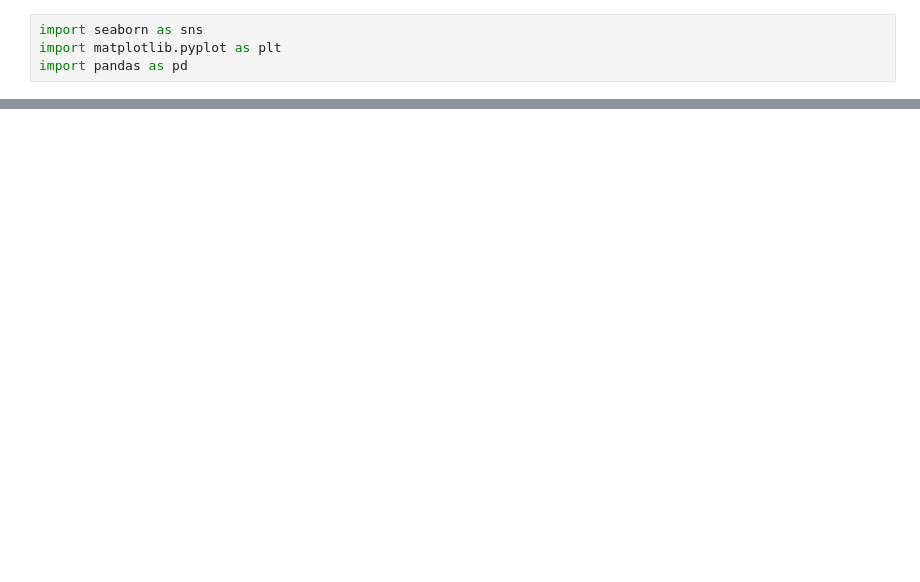
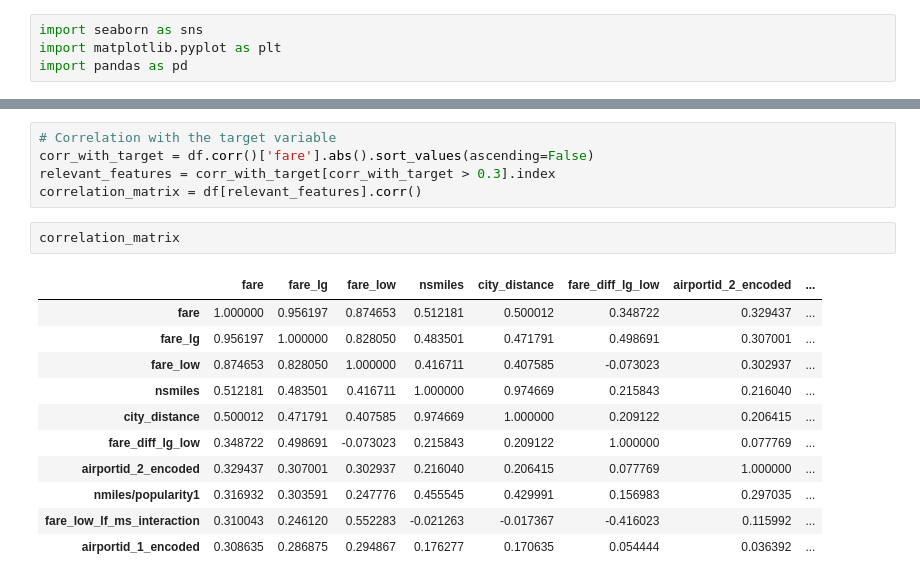
Before and after one commit to ashtonmcox/CDC, a Jupyter notebook: feature_selection.ipynb, the cells around one changed output, grey strips where cells are left out. Cells and saved outputs as stored; diff of their text form; blank space fills up the shorter version.

```diff
--- a/feature_selection.ipynb
+++ b/feature_selection.ipynb
@@ -15,0 +16,19 @@ df.head(5)
+# %%
+# Correlation with the target variable
+corr_with_target = df.corr()['fare'].abs().sort_values(ascending=False)
+relevant_features = corr_with_target[corr_with_target > 0.3].index
+correlation_matrix = df[relevant_features].corr()
+# %%
+correlation_matrix
+# %% [output]
+|  | fare | fare_lg | fare_low | nsmiles | city_distance | fare_diff_lg_low | airportid_2_encoded | ... |
+| fare | 1.000000 | 0.956197 | 0.874653 | 0.512181 | 0.500012 | 0.348722 | 0.329437 | ... |
+| fare_lg | 0.956197 | 1.000000 | 0.828050 | 0.483501 | 0.471791 | 0.498691 | 0.307001 | ... |
+| fare_low | 0.874653 | 0.828050 | 1.000000 | 0.416711 | 0.407585 | -0.073023 | 0.302937 | ... |
+| nsmiles | 0.512181 | 0.483501 | 0.416711 | 1.000000 | 0.974669 | 0.215843 | 0.216040 | ... |
+| city_distance | 0.500012 | 0.471791 | 0.407585 | 0.974669 | 1.000000 | 0.209122 | 0.206415 | ... |
+| fare_diff_lg_low | 0.348722 | 0.498691 | -0.073023 | 0.215843 | 0.209122 | 1.000000 | 0.077769 | ... |
+| airportid_2_encoded | 0.329437 | 0.307001 | 0.302937 | 0.216040 | 0.206415 | 0.077769 | 1.000000 | ... |
+| nmiles/popularity1 | 0.316932 | 0.303591 | 0.247776 | 0.455545 | 0.429991 | 0.156983 | 0.297035 | ... |
+| fare_low_lf_ms_interaction | 0.310043 | 0.246120 | 0.552283 | -0.021263 | -0.017367 | -0.416023 | 0.115992 | ... |
+| airportid_1_encoded | 0.308635 | 0.286875 | 0.294867 | 0.176277 | 0.170635 | 0.054444 | 0.036392 | ... |
```
Also changed, not shown: parts of 3 cells of this notebook, 2 other files.
